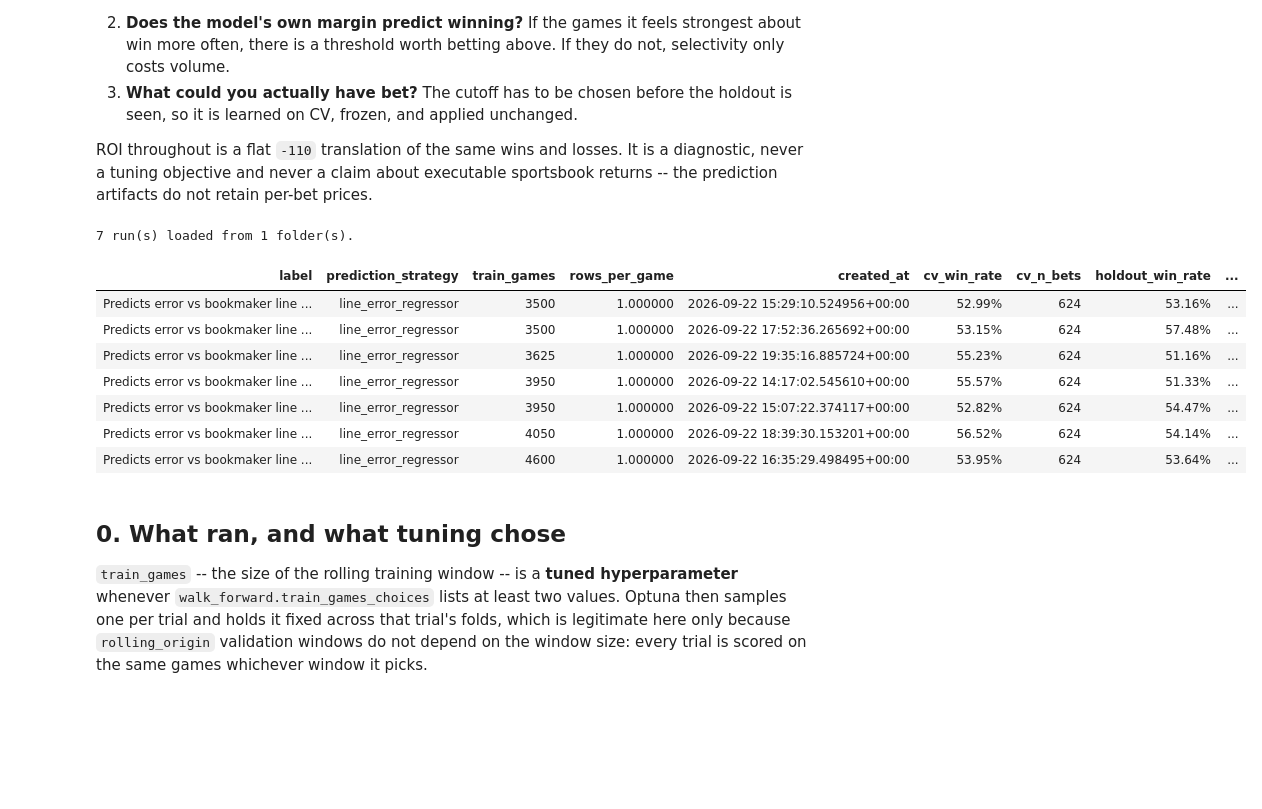
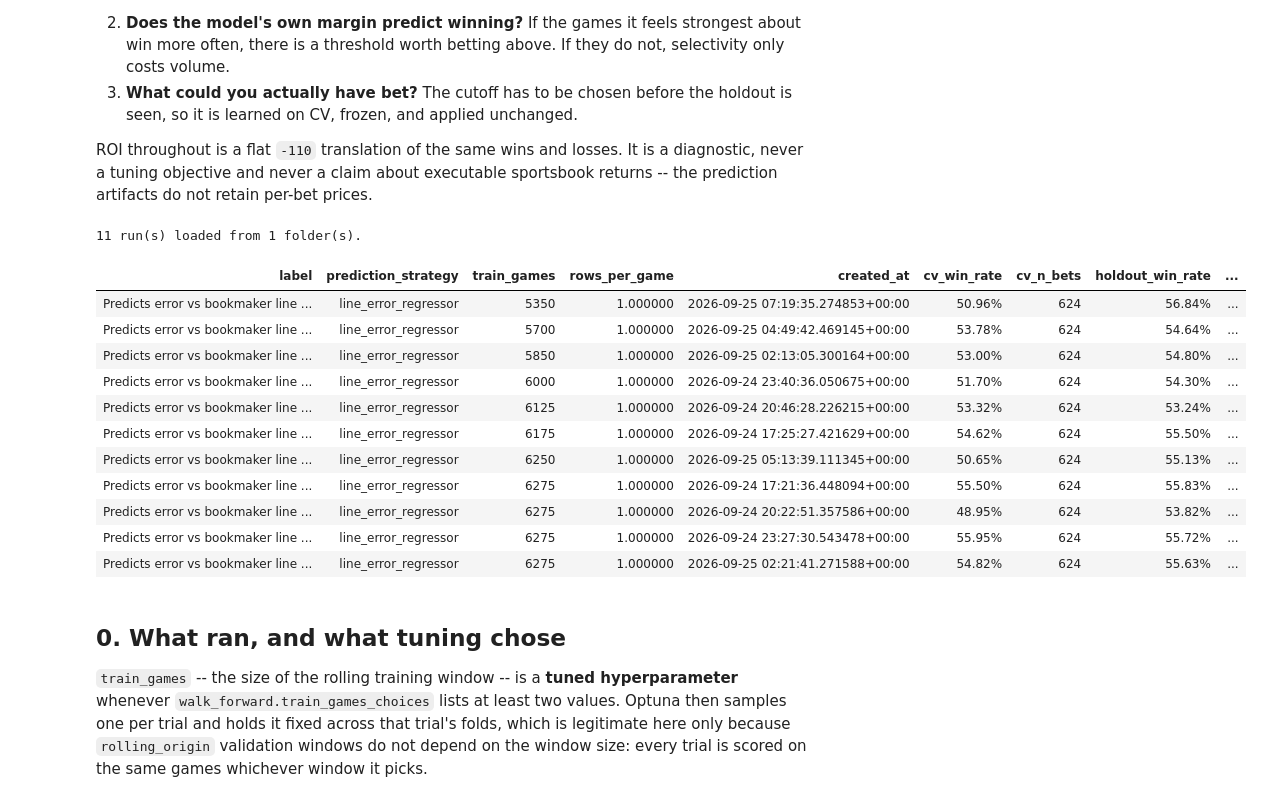
Before and after one commit to aalvarezvarela/Scorecast, a Jupyter notebook: experiments/notebooks/survey_experiments.ipynb, the cells around one changed output. Saved outputs shown, nothing was run; the diff lists cells and outputs as text; code cells hidden in the pictures; blank space fills up the shorter version.

```diff
--- a/experiments/notebooks/survey_experiments.ipynb
+++ b/experiments/notebooks/survey_experiments.ipynb
@@ -55,6 +55,15 @@ SOURCES = [ 'experiments/early_line_error_window_2_5_2026_09']
 SOURCES = [ 'experiments/early_line_error_fixedmax_2_5_2026_09']
 # SOURCES = ['experiments/early_totals_spread_window_2_5_2026_09']
 SOURCES = ['experiments/history_depth_line_error_2_5_2026_09']
+SOURCES = ['closing_line_error_6x100_2_5_2026_09', 'closing_spread_6x100_2_5_2026_09' , 'closing_total_points_6x100_2_5_2026_09']
+SOURCES = ['promote_intermediate_line_error_2_5_2026_09']
+for expr in SOURCES:
+    if not expr.startswith('experiments/'):
+        formated_expr = f'experiments/{expr}'
+    else:
+        formated_expr = expr
+    # Update the SOURCES list with the potentially modified expr
+    SOURCES[SOURCES.index(expr)] = formated_expr
 ARTIFACTS_ROOT = 'artifacts/experiments'
 ONLY_STRATEGIES: list[str] | None = None
 ONLY_COMPARISON_GROUP: str | None = None
@@ -107,41 +116,45 @@ predictions = loaders.load_prediction_cache(runs)
 # Scored here so the inventory already answers "how often did it pick the right
 # side?", and reused by section 1 rather than scoring every prediction twice.
 scoreboard = coverage.build_scoreboard(runs, predictions)
 # n_seeds / seed_roi_range come from seed_stability.csv and are 1 / NaN on a
 # single-seed run. They belong next to the win rates: seed_roi_range is the
 # spread of ONE config's own ROI across seeds, so any between-run gap smaller
 # than it is not a result. A run with no extra seeds simply has no error bar.
 inventory = runs[[
     'label', 'prediction_strategy', 'train_games', 'rows_per_game', 'created_at',
 
 ]].merge(
     scoreboard[[
         'label', 'cv_win_rate', 'cv_n_bets', 'holdout_win_rate', 'holdout_n_bets',
     ]],
     on='label', how='left',
 )
 
 print(f"{len(runs)} run(s) loaded from {runs['source_path'].nunique()} folder(s).")
 display(
     inventory.style.format({
         'cv_win_rate': '{:.2%}',
         'holdout_win_rate': '{:.2%}',
         'cv_n_bets': '{:,.0f}',
         'holdout_n_bets': '{:,.0f}',
         'n_seeds': '{:.0f}',
         'seed_roi_range': '{:.2%}',
     }, na_rep='—').hide(axis='index')
 )
 # %% [output]
-7 run(s) loaded from 1 folder(s).
+11 run(s) loaded from 1 folder(s).
 | label | prediction_strategy | train_games | rows_per_game | created_at | cv_win_rate | cv_n_bets | holdout_win_rate | ... |
-| Predicts error vs bookmaker line ... | line_error_regressor | 3500 | 1.000000 | 2026-09-22 15:29:10.524956+00:00 | 52.99% | 624 | 53.16% | ... |
-| Predicts error vs bookmaker line ... | line_error_regressor | 3500 | 1.000000 | 2026-09-22 17:52:36.265692+00:00 | 53.15% | 624 | 57.48% | ... |
-| Predicts error vs bookmaker line ... | line_error_regressor | 3625 | 1.000000 | 2026-09-22 19:35:16.885724+00:00 | 55.23% | 624 | 51.16% | ... |
-| Predicts error vs bookmaker line ... | line_error_regressor | 3950 | 1.000000 | 2026-09-22 14:17:02.545610+00:00 | 55.57% | 624 | 51.33% | ... |
-| Predicts error vs bookmaker line ... | line_error_regressor | 3950 | 1.000000 | 2026-09-22 15:07:22.374117+00:00 | 52.82% | 624 | 54.47% | ... |
-| Predicts error vs bookmaker line ... | line_error_regressor | 4050 | 1.000000 | 2026-09-22 18:39:30.153201+00:00 | 56.52% | 624 | 54.14% | ... |
-| Predicts error vs bookmaker line ... | line_error_regressor | 4600 | 1.000000 | 2026-09-22 16:35:29.498495+00:00 | 53.95% | 624 | 53.64% | ... |
+| Predicts error vs bookmaker line ... | line_error_regressor | 5350 | 1.000000 | 2026-09-25 07:19:35.274853+00:00 | 50.96% | 624 | 56.84% | ... |
+| Predicts error vs bookmaker line ... | line_error_regressor | 5700 | 1.000000 | 2026-09-25 04:49:42.469145+00:00 | 53.78% | 624 | 54.64% | ... |
+| Predicts error vs bookmaker line ... | line_error_regressor | 5850 | 1.000000 | 2026-09-25 02:13:05.300164+00:00 | 53.00% | 624 | 54.80% | ... |
+| Predicts error vs bookmaker line ... | line_error_regressor | 6000 | 1.000000 | 2026-09-24 23:40:36.050675+00:00 | 51.70% | 624 | 54.30% | ... |
+| Predicts error vs bookmaker line ... | line_error_regressor | 6125 | 1.000000 | 2026-09-24 20:46:28.226215+00:00 | 53.32% | 624 | 53.24% | ... |
+| Predicts error vs bookmaker line ... | line_error_regressor | 6175 | 1.000000 | 2026-09-24 17:25:27.421629+00:00 | 54.62% | 624 | 55.50% | ... |
+| Predicts error vs bookmaker line ... | line_error_regressor | 6250 | 1.000000 | 2026-09-25 05:13:39.111345+00:00 | 50.65% | 624 | 55.13% | ... |
+| Predicts error vs bookmaker line ... | line_error_regressor | 6275 | 1.000000 | 2026-09-24 17:21:36.448094+00:00 | 55.50% | 624 | 55.83% | ... |
+| Predicts error vs bookmaker line ... | line_error_regressor | 6275 | 1.000000 | 2026-09-24 20:22:51.357586+00:00 | 48.95% | 624 | 53.82% | ... |
+| Predicts error vs bookmaker line ... | line_error_regressor | 6275 | 1.000000 | 2026-09-24 23:27:30.543478+00:00 | 55.95% | 624 | 55.72% | ... |
+| Predicts error vs bookmaker line ... | line_error_regressor | 6275 | 1.000000 | 2026-09-25 02:21:41.271588+00:00 | 54.82% | 624 | 55.63% | ... |
 # %% [markdown]
 ## 0. What ran, and what tuning chose
 
```
Also changed, not shown: parts of 9 cells of this notebook, 51 other files.
